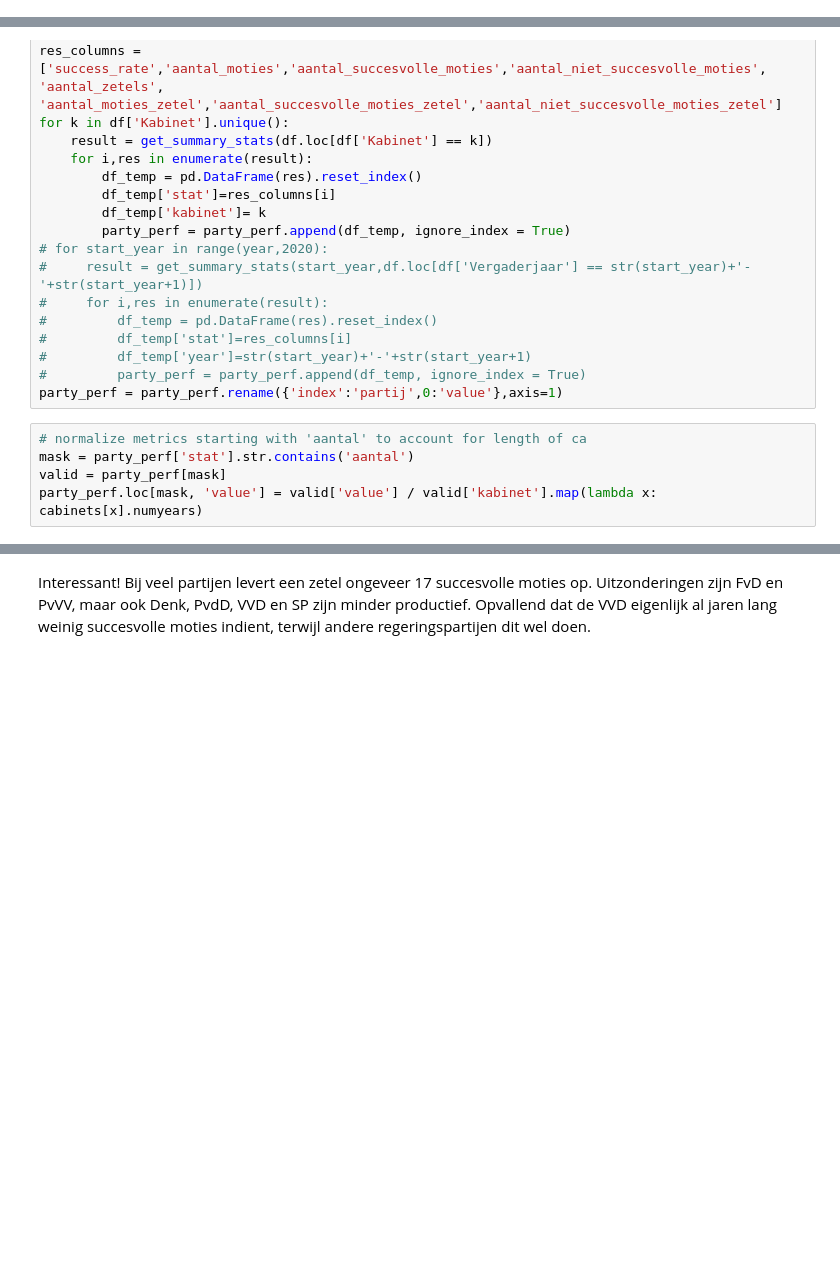
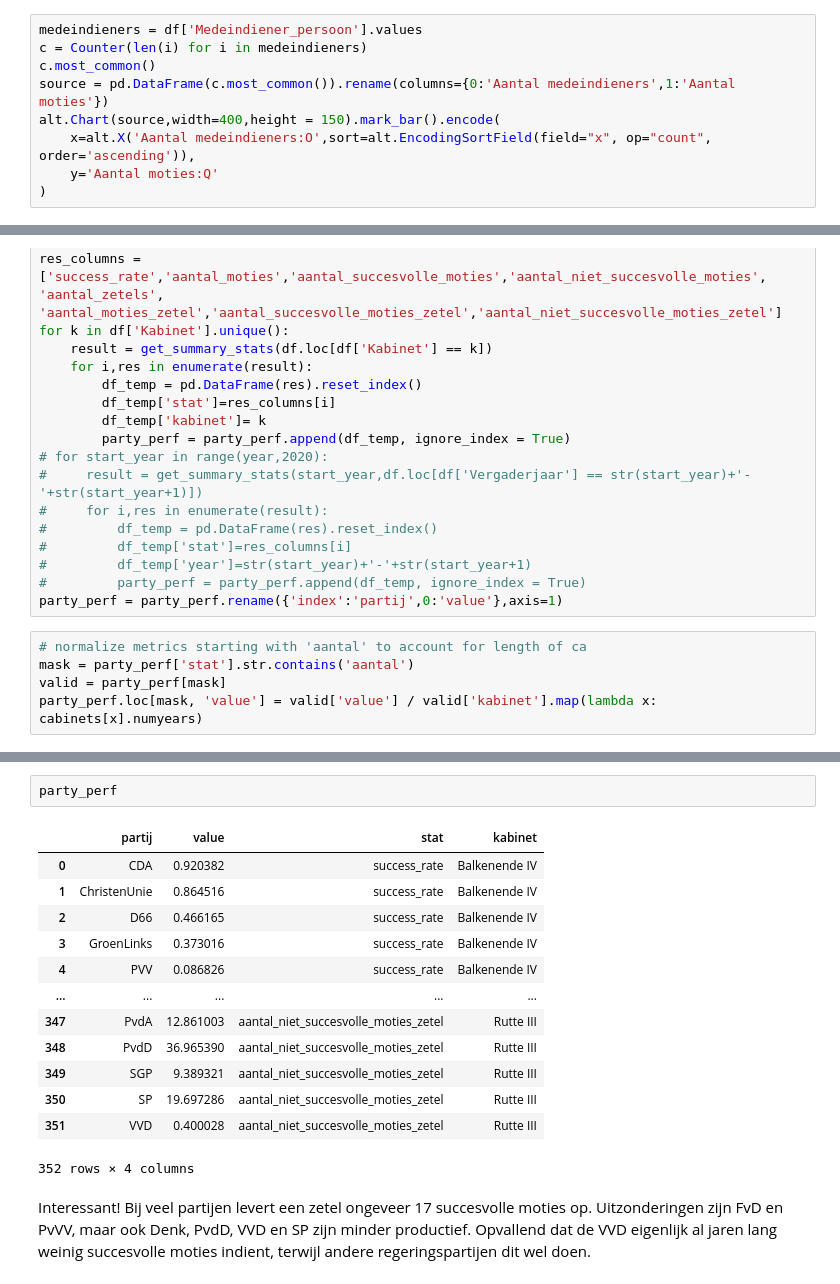
Before and after one commit to jvanelteren/kamermoties, a Jupyter notebook: 2_EDA.ipynb, the cells around one changed output, grey strips where cells are left out. Drawn from its saved outputs; the diff is of its cells as text; blank space fills up the shorter version.

Commit message:
shuffeled order in nb

```diff
--- a/2_EDA.ipynb
+++ b/2_EDA.ipynb
@@ -180,0 +132,9 @@ Als we het stemgedrag visualiseren op 1 dimensie is dit het overzicht. Deze dime
+# %%
+medeindieners = df['Medeindiener_persoon'].values
+c = Counter(len(i) for i in medeindieners)
+c.most_common()
+source = pd.DataFrame(c.most_common()).rename(columns={0:'Aantal medeindieners',1:'Aantal moties'})
+alt.Chart(source,width=400,height = 150).mark_bar().encode(
+    x=alt.X('Aantal medeindieners:O',sort=alt.EncodingSortField(field="x", op="count", order='ascending')),
+    y='Aantal moties:Q'
+)
@@ -334,6 +301,22 @@ chart = alt.layer(area, t, width=600)
 chart
 # %% [output]
 [interactive output not drawn]
+# %%
+party_perf
+# %% [output]
+|  | partij | value | stat | kabinet |
+| 0 | CDA | 0.920382 | success_rate | Balkenende IV |
+| 1 | ChristenUnie | 0.864516 | success_rate | Balkenende IV |
+| 2 | D66 | 0.466165 | success_rate | Balkenende IV |
+| 3 | GroenLinks | 0.373016 | success_rate | Balkenende IV |
+| 4 | PVV | 0.086826 | success_rate | Balkenende IV |
+| ... | ... | ... | ... | ... |
+| 347 | PvdA | 12.861003 | aantal_niet_succesvolle_moties_zetel | Rutte III |
+| 348 | PvdD | 36.965390 | aantal_niet_succesvolle_moties_zetel | Rutte III |
+| 349 | SGP | 9.389321 | aantal_niet_succesvolle_moties_zetel | Rutte III |
+| 350 | SP | 19.697286 | aantal_niet_succesvolle_moties_zetel | Rutte III |
+| 351 | VVD | 0.400028 | aantal_niet_succesvolle_moties_zetel | Rutte III |
+352 rows × 4 columns
 # %% [markdown]
 Interessant! Bij veel partijen levert een zetel ongeveer 17 succesvolle moties op. Uitzonderingen zijn FvD en PvVV, maar ook Denk, PvdD, VVD en SP zijn minder productief. Opvallend dat de VVD eigenlijk al jaren lang weinig succesvolle moties indient, terwijl andere regeringspartijen dit wel doen.
 # %%
```
Also changed, not shown: parts of 44 cells of this notebook.
